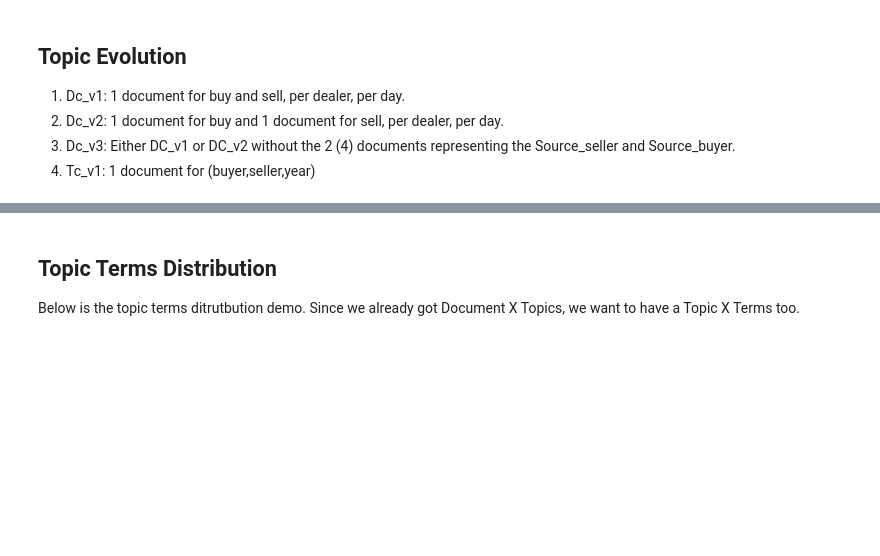
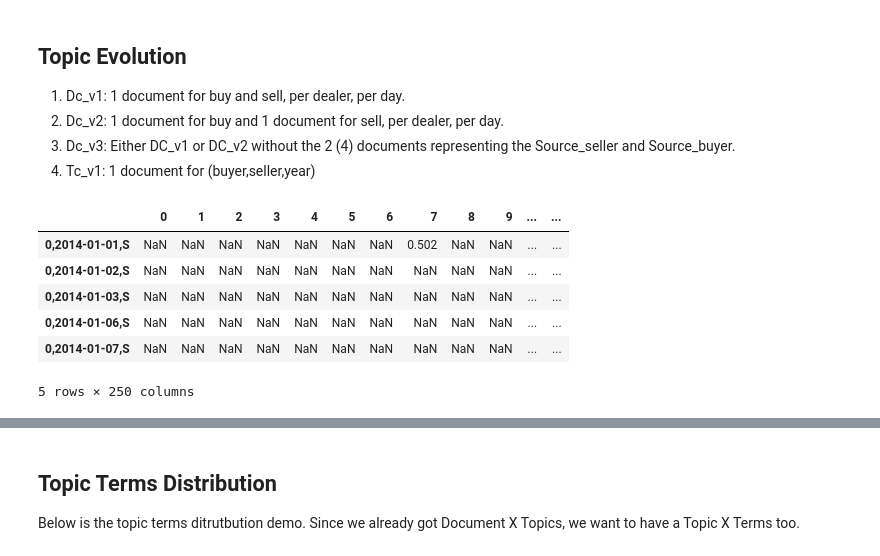
Before and after one commit to raymond180/FINRA_TRACE, a Jupyter notebook: TopicModeling/topic_modeling_gensimLDA_analysis.ipynb, the cells around one changed output, grey strips where cells are left out. Drawn from its saved outputs; the diff is of its cells as text; code cells hidden in the pictures; blank space fills up the shorter version.

```diff
--- a/TopicModeling/topic_modeling_gensimLDA_analysis.ipynb
+++ b/TopicModeling/topic_modeling_gensimLDA_analysis.ipynb
@@ -61,3 +71,13 @@ topic = pd.read_csv(result_directory/'Dc_v1_250topics.csv',index_col=0)
+# %%
+topic.head()
+# %% [output]
+|  | 0 | 1 | 2 | 3 | 4 | 5 | 6 | 7 | 8 | 9 | ... | ... |
+| 0,2014-01-01,S | NaN | NaN | NaN | NaN | NaN | NaN | NaN | 0.502 | NaN | NaN | ... | ... |
+| 0,2014-01-02,S | NaN | NaN | NaN | NaN | NaN | NaN | NaN | NaN | NaN | NaN | ... | ... |
+| 0,2014-01-03,S | NaN | NaN | NaN | NaN | NaN | NaN | NaN | NaN | NaN | NaN | ... | ... |
+| 0,2014-01-06,S | NaN | NaN | NaN | NaN | NaN | NaN | NaN | NaN | NaN | NaN | ... | ... |
+| 0,2014-01-07,S | NaN | NaN | NaN | NaN | NaN | NaN | NaN | NaN | NaN | NaN | ... | ... |
+5 rows × 250 columns
 # %%
 def get_document_item(document,position):
     return str(document).split(',')[position]
```
Also changed, not shown: parts of 26 cells of this notebook, 6 other files.
